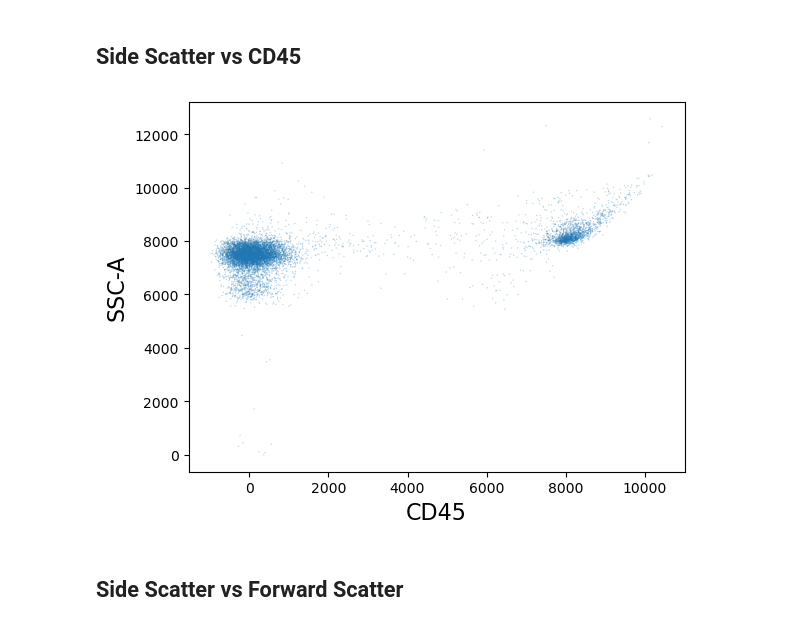
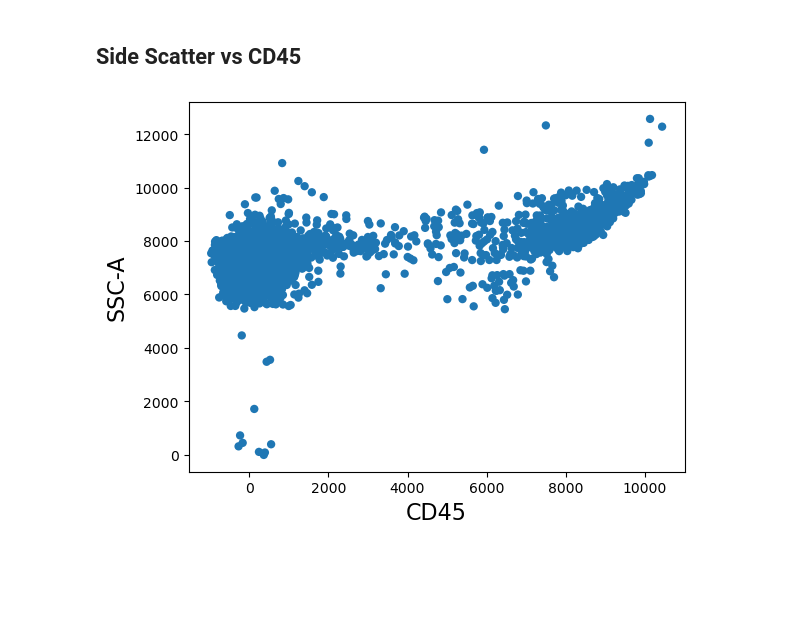
Before and after one commit to elenajusto/immunology-2, a Jupyter notebook: main.ipynb, the cells around one changed output. Cells and saved outputs as stored; diff of their text form; code cells hidden in the pictures; blank space fills up the shorter version.

Commit message:
raw plot

```diff
--- a/main.ipynb
+++ b/main.ipynb
@@ -200,8 +210,6 @@ tsample.plot(['FSC-A', 'FSC-H'], kind='scatter', s=1, alpha=0.3);
 # %%
 # Scatterplot
 figure();
-tsample.plot(['CD45','SSC-A'], kind='scatter', s=1, alpha=0.3);
+tsample.plot(['CD45','SSC-A'], kind='scatter');
 # %% [output]
-[figure, old version]
+[figure, new version]
-# %% [markdown]
-## Side Scatter vs Forward Scatter
```
Also changed, not shown: parts of 5 cells of this notebook.
